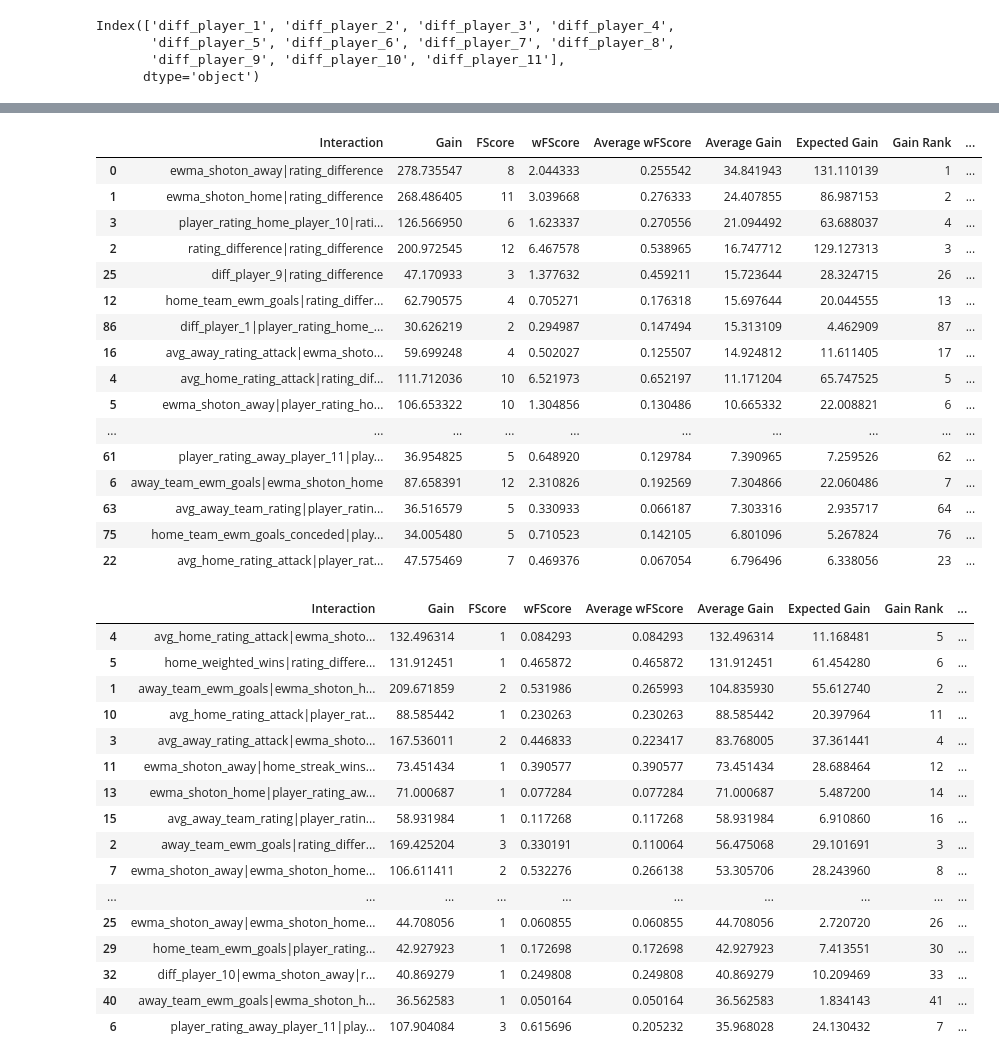
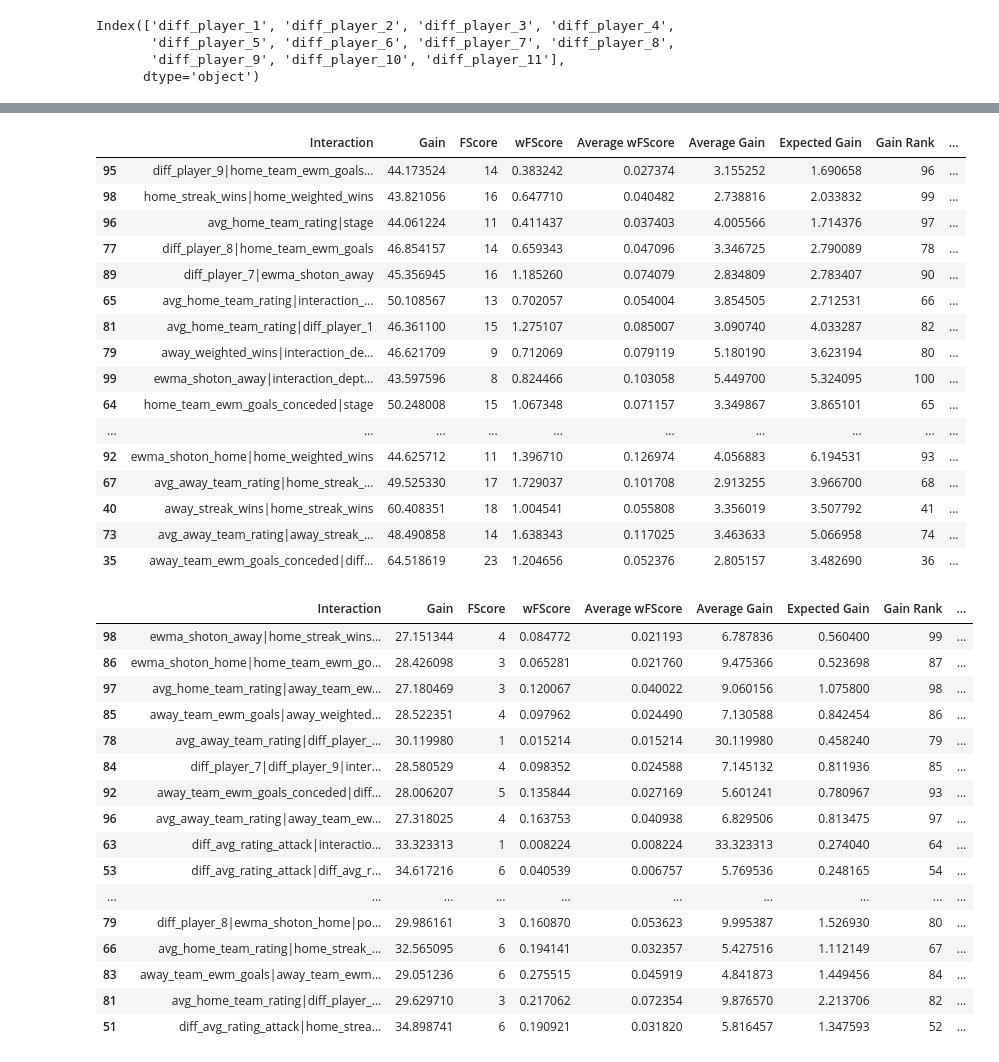
Before and after one commit to kamil0920/aws_football, a Jupyter notebook: pipelines/feature_engnering.ipynb, the cells around one changed output, grey strips where cells are left out. Cells and saved outputs as stored; diff of their text form; code cells hidden in the pictures.

```diff
--- a/pipelines/feature_engnering.ipynb
+++ b/pipelines/feature_engnering.ipynb
@@ -467,48 +458,48 @@ top_features_summary
 # %%
 # Load the data from the "Interaction Depth 1" and "Interaction Depth 2" sheets
 interaction_depth_1 = pd.read_excel(file_path, sheet_name='Interaction Depth 1')
 interaction_depth_2 = pd.read_excel(file_path, sheet_name='Interaction Depth 2')
 
 # Display the first few rows of each sheet to understand their structure
-interaction_depth_1_head = interaction_depth_1.sort_values('Average Gain', ascending=False).head(20)
-interaction_depth_2_head = interaction_depth_2.sort_values('Average Gain', ascending=False).head(20)
+interaction_depth_1_head = interaction_depth_1.sort_values('Average Rank', ascending=False).head(20)
+interaction_depth_2_head = interaction_depth_2.sort_values('Average Rank', ascending=False).head(20)
 
 interaction_depth_1_head
 # %% [output]
 |  | Interaction | Gain | FScore | wFScore | Average wFScore | Average Gain | Expected Gain | Gain Rank | ... |
-| 0 | ewma_shoton_away|rating_difference | 278.735547 | 8 | 2.044333 | 0.255542 | 34.841943 | 131.110139 | 1 | ... |
-| 1 | ewma_shoton_home|rating_difference | 268.486405 | 11 | 3.039668 | 0.276333 | 24.407855 | 86.987153 | 2 | ... |
-| 3 | player_rating_home_player_10|rati... | 126.566950 | 6 | 1.623337 | 0.270556 | 21.094492 | 63.688037 | 4 | ... |
-| 2 | rating_difference|rating_difference | 200.972545 | 12 | 6.467578 | 0.538965 | 16.747712 | 129.127313 | 3 | ... |
-| 25 | diff_player_9|rating_difference | 47.170933 | 3 | 1.377632 | 0.459211 | 15.723644 | 28.324715 | 26 | ... |
-| 12 | home_team_ewm_goals|rating_differ... | 62.790575 | 4 | 0.705271 | 0.176318 | 15.697644 | 20.044555 | 13 | ... |
-| 86 | diff_player_1|player_rating_home_... | 30.626219 | 2 | 0.294987 | 0.147494 | 15.313109 | 4.462909 | 87 | ... |
-| 16 | avg_away_rating_attack|ewma_shoto... | 59.699248 | 4 | 0.502027 | 0.125507 | 14.924812 | 11.611405 | 17 | ... |
-| 4 | avg_home_rating_attack|rating_dif... | 111.712036 | 10 | 6.521973 | 0.652197 | 11.171204 | 65.747525 | 5 | ... |
-| 5 | ewma_shoton_away|player_rating_ho... | 106.653322 | 10 | 1.304856 | 0.130486 | 10.665332 | 22.008821 | 6 | ... |
+| 95 | diff_player_9|home_team_ewm_goals... | 44.173524 | 14 | 0.383242 | 0.027374 | 3.155252 | 1.690658 | 96 | ... |
+| 98 | home_streak_wins|home_weighted_wins | 43.821056 | 16 | 0.647710 | 0.040482 | 2.738816 | 2.033832 | 99 | ... |
+| 96 | avg_home_team_rating|stage | 44.061224 | 11 | 0.411437 | 0.037403 | 4.005566 | 1.714376 | 97 | ... |
+| 77 | diff_player_8|home_team_ewm_goals | 46.854157 | 14 | 0.659343 | 0.047096 | 3.346725 | 2.790089 | 78 | ... |
+| 89 | diff_player_7|ewma_shoton_away | 45.356945 | 16 | 1.185260 | 0.074079 | 2.834809 | 2.783407 | 90 | ... |
+| 65 | avg_home_team_rating|interaction_... | 50.108567 | 13 | 0.702057 | 0.054004 | 3.854505 | 2.712531 | 66 | ... |
+| 81 | avg_home_team_rating|diff_player_1 | 46.361100 | 15 | 1.275107 | 0.085007 | 3.090740 | 4.033287 | 82 | ... |
+| 79 | away_weighted_wins|interaction_de... | 46.621709 | 9 | 0.712069 | 0.079119 | 5.180190 | 3.623194 | 80 | ... |
+| 99 | ewma_shoton_away|interaction_dept... | 43.597596 | 8 | 0.824466 | 0.103058 | 5.449700 | 5.324095 | 100 | ... |
+| 64 | home_team_ewm_goals_conceded|stage | 50.248008 | 15 | 1.067348 | 0.071157 | 3.349867 | 3.865101 | 65 | ... |
 | ... | ... | ... | ... | ... | ... | ... | ... | ... | ... |
-| 61 | player_rating_away_player_11|play... | 36.954825 | 5 | 0.648920 | 0.129784 | 7.390965 | 7.259526 | 62 | ... |
-| 6 | away_team_ewm_goals|ewma_shoton_home | 87.658391 | 12 | 2.310826 | 0.192569 | 7.304866 | 22.060486 | 7 | ... |
-| 63 | avg_away_team_rating|player_ratin... | 36.516579 | 5 | 0.330933 | 0.066187 | 7.303316 | 2.935717 | 64 | ... |
-| 75 | home_team_ewm_goals_conceded|play... | 34.005480 | 5 | 0.710523 | 0.142105 | 6.801096 | 5.267824 | 76 | ... |
-| 22 | avg_home_rating_attack|player_rat... | 47.575469 | 7 | 0.469376 | 0.067054 | 6.796496 | 6.338056 | 23 | ... |
+| 92 | ewma_shoton_home|home_weighted_wins | 44.625712 | 11 | 1.396710 | 0.126974 | 4.056883 | 6.194531 | 93 | ... |
+| 67 | avg_away_team_rating|home_streak_... | 49.525330 | 17 | 1.729037 | 0.101708 | 2.913255 | 3.966700 | 68 | ... |
+| 40 | away_streak_wins|home_streak_wins | 60.408351 | 18 | 1.004541 | 0.055808 | 3.356019 | 3.507792 | 41 | ... |
+| 73 | avg_away_team_rating|away_streak_... | 48.490858 | 14 | 1.638343 | 0.117025 | 3.463633 | 5.066958 | 74 | ... |
+| 35 | away_team_ewm_goals_conceded|diff... | 64.518619 | 23 | 1.204656 | 0.052376 | 2.805157 | 3.482690 | 36 | ... |
 # %%
 interaction_depth_2_head
 # %% [output]
 |  | Interaction | Gain | FScore | wFScore | Average wFScore | Average Gain | Expected Gain | Gain Rank | ... |
-| 4 | avg_home_rating_attack|ewma_shoto... | 132.496314 | 1 | 0.084293 | 0.084293 | 132.496314 | 11.168481 | 5 | ... |
-| 5 | home_weighted_wins|rating_differe... | 131.912451 | 1 | 0.465872 | 0.465872 | 131.912451 | 61.454280 | 6 | ... |
-| 1 | away_team_ewm_goals|ewma_shoton_h... | 209.671859 | 2 | 0.531986 | 0.265993 | 104.835930 | 55.612740 | 2 | ... |
-| 10 | avg_home_rating_attack|player_rat... | 88.585442 | 1 | 0.230263 | 0.230263 | 88.585442 | 20.397964 | 11 | ... |
-| 3 | avg_away_rating_attack|ewma_shoto... | 167.536011 | 2 | 0.446833 | 0.223417 | 83.768005 | 37.361441 | 4 | ... |
-| 11 | ewma_shoton_away|home_streak_wins... | 73.451434 | 1 | 0.390577 | 0.390577 | 73.451434 | 28.688464 | 12 | ... |
-| 13 | ewma_shoton_home|player_rating_aw... | 71.000687 | 1 | 0.077284 | 0.077284 | 71.000687 | 5.487200 | 14 | ... |
-| 15 | avg_away_team_rating|player_ratin... | 58.931984 | 1 | 0.117268 | 0.117268 | 58.931984 | 6.910860 | 16 | ... |
-| 2 | away_team_ewm_goals|rating_differ... | 169.425204 | 3 | 0.330191 | 0.110064 | 56.475068 | 29.101691 | 3 | ... |
-| 7 | ewma_shoton_away|ewma_shoton_home... | 106.611411 | 2 | 0.532276 | 0.266138 | 53.305706 | 28.243960 | 8 | ... |
+| 98 | ewma_shoton_away|home_streak_wins... | 27.151344 | 4 | 0.084772 | 0.021193 | 6.787836 | 0.560400 | 99 | ... |
+| 86 | ewma_shoton_home|home_team_ewm_go... | 28.426098 | 3 | 0.065281 | 0.021760 | 9.475366 | 0.523698 | 87 | ... |
+| 97 | avg_home_team_rating|away_team_ew... | 27.180469 | 3 | 0.120067 | 0.040022 | 9.060156 | 1.075800 | 98 | ... |
+| 85 | away_team_ewm_goals|away_weighted... | 28.522351 | 4 | 0.097962 | 0.024490 | 7.130588 | 0.842454 | 86 | ... |
+| 78 | avg_away_team_rating|diff_player_... | 30.119980 | 1 | 0.015214 | 0.015214 | 30.119980 | 0.458240 | 79 | ... |
+| 84 | diff_player_7|diff_player_9|inter... | 28.580529 | 4 | 0.098352 | 0.024588 | 7.145132 | 0.811936 | 85 | ... |
+| 92 | away_team_ewm_goals_conceded|diff... | 28.006207 | 5 | 0.135844 | 0.027169 | 5.601241 | 0.780967 | 93 | ... |
+| 96 | avg_away_team_rating|away_team_ew... | 27.318025 | 4 | 0.163753 | 0.040938 | 6.829506 | 0.813475 | 97 | ... |
+| 63 | diff_avg_rating_attack|interactio... | 33.323313 | 1 | 0.008224 | 0.008224 | 33.323313 | 0.274040 | 64 | ... |
+| 53 | diff_avg_rating_attack|diff_avg_r... | 34.617216 | 6 | 0.040539 | 0.006757 | 5.769536 | 0.248165 | 54 | ... |
 | ... | ... | ... | ... | ... | ... | ... | ... | ... | ... |
-| 25 | ewma_shoton_away|ewma_shoton_home... | 44.708056 | 1 | 0.060855 | 0.060855 | 44.708056 | 2.720720 | 26 | ... |
-| 29 | home_team_ewm_goals|player_rating... | 42.927923 | 1 | 0.172698 | 0.172698 | 42.927923 | 7.413551 | 30 | ... |
-| 32 | diff_player_10|ewma_shoton_away|r... | 40.869279 | 1 | 0.249808 | 0.249808 | 40.869279 | 10.209469 | 33 | ... |
-| 40 | away_team_ewm_goals|ewma_shoton_h... | 36.562583 | 1 | 0.050164 | 0.050164 | 36.562583 | 1.834143 | 41 | ... |
-| 6 | player_rating_away_player_11|play... | 107.904084 | 3 | 0.615696 | 0.205232 | 35.968028 | 24.130432 | 7 | ... |
+| 79 | diff_player_8|ewma_shoton_home|po... | 29.986161 | 3 | 0.160870 | 0.053623 | 9.995387 | 1.526930 | 80 | ... |
+| 66 | avg_home_team_rating|home_streak_... | 32.565095 | 6 | 0.194141 | 0.032357 | 5.427516 | 1.112149 | 67 | ... |
+| 83 | away_team_ewm_goals|away_team_ewm... | 29.051236 | 6 | 0.275515 | 0.045919 | 4.841873 | 1.449456 | 84 | ... |
+| 81 | avg_home_team_rating|diff_player_... | 29.629710 | 3 | 0.217062 | 0.072354 | 9.876570 | 2.213706 | 82 | ... |
+| 51 | diff_avg_rating_attack|home_strea... | 34.898741 | 6 | 0.190921 | 0.031820 | 5.816457 | 1.347593 | 52 | ... |
```
Also changed, not shown: parts of 40 cells of this notebook, 2 other files.
